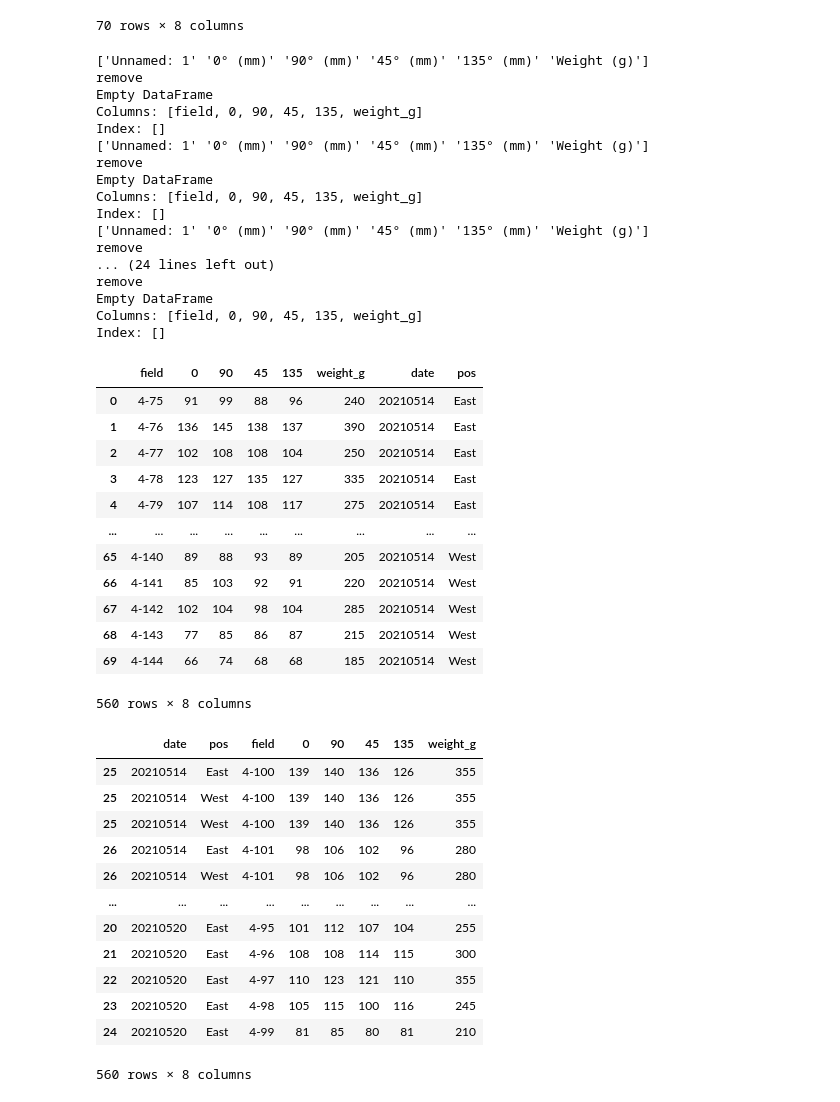
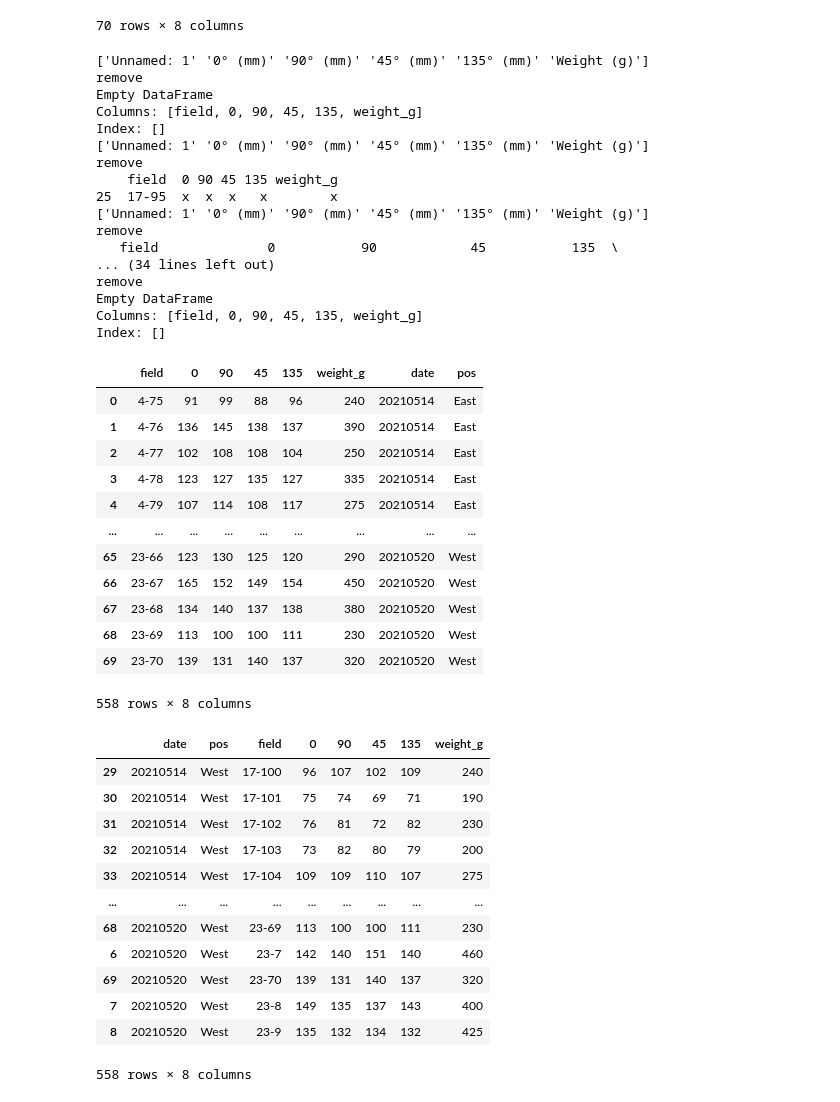
Before and after one commit to UTokyo-FieldPhenomics-Lab/UAVbroccoli, a Jupyter notebook: 03_data_ana/01_read_field21.ipynb, the cells around one changed output. Drawn from its saved outputs; the diff is of its cells as text; code cells hidden in the pictures.

```diff
--- a/03_data_ana/01_read_field21.ipynb
+++ b/03_data_ana/01_read_field21.ipynb
@@ -22,8 +23,15 @@ import re
 3. Destructive -> field measure weight (very regular)
 
 uav date: "210512", "210514", "210515", "210519", "210520", "210526
+# %%
+user = platform.node()
+
+if user == "DESKTOP-3J8SGRC":
+    root = r"Y:\hwang_Pro\data\2021_tanashi_broccoli\03_field_measurement"
+elif user == "NERV":
+    root = "./input/field_21"
 # %%
-excel = {"root": r"Y:\hwang_Pro\data\2021_tanashi_broccoli\03_field_measurement",
+excel = {"root": root,
          "drop": ["x", "X", "根",""],
          "link": {
              "name":"ID Map.xlsx",
@@ -120,7 +128,7 @@ excel = {"root": r"Y:\hwang_Pro\data\2021_tanashi_broccoli\03_field_measurement"
                  {"name": "20210520-E(No.4)",
                   "st_row": 1,
                   "usecol": "B:G"},
-                 {"name": "20210514-W(No.4)",
+                 {"name": "20210520-W(No.4)",
                   "st_row": 1,
                   "usecol": "B:G"},
              ]
@@ -427,63 +435,62 @@ for i, sheet_d in enumerate(excel["des"]["sheet"]):
     sheet_name = sheet_d["name"]
     date, pos, _ = re.split(f"\-|\(", sheet_name)
 
-
-    des = read_sheet("des", 0, endrow=False)
+    des = read_sheet("des", i, endrow=False)
     des = clean_data(des, {"Unnamed: 1": "field", "0° (mm)":0, "90° (mm)":90, "45° (mm)":45, "135° (mm)":135, "Weight (g)": "weight_g"},
                      find_col=0,
                      dtype_dict={"field":str, 0:int, 90:int, 45:int, 135:int, "weight_g":float},
                      insert_col={"date": date, "pos": pos_dict[pos]})
 
     des_list.append(des)
 
 des = pd.concat(des_list)
 des
 # %% [output]
 ['Unnamed: 1' '0° (mm)' '90° (mm)' '45° (mm)' '135° (mm)' 'Weight (g)']
 remove
 Empty DataFrame
 Columns: [field, 0, 90, 45, 135, weight_g]
 Index: []
 ['Unnamed: 1' '0° (mm)' '90° (mm)' '45° (mm)' '135° (mm)' 'Weight (g)']
 remove
-Empty DataFrame
-Columns: [field, 0, 90, 45, 135, weight_g]
-Index: []
+    field  0 90 45 135 weight_g
+25  17-95  x  x  x   x        x
 ['Unnamed: 1' '0° (mm)' '90° (mm)' '45° (mm)' '135° (mm)' 'Weight (g)']
 remove
-... (24 lines left out)
+   field              0           90            45           135  \
+... (34 lines left out)
 remove
 Empty DataFrame
 Columns: [field, 0, 90, 45, 135, weight_g]
 Index: []
 |  | field | 0 | 90 | 45 | 135 | weight_g | date | pos |
 | 0 | 4-75 | 91 | 99 | 88 | 96 | 240 | 20210514 | East |
 | 1 | 4-76 | 136 | 145 | 138 | 137 | 390 | 20210514 | East |
 | 2 | 4-77 | 102 | 108 | 108 | 104 | 250 | 20210514 | East |
 | 3 | 4-78 | 123 | 127 | 135 | 127 | 335 | 20210514 | East |
 | 4 | 4-79 | 107 | 114 | 108 | 117 | 275 | 20210514 | East |
 | ... | ... | ... | ... | ... | ... | ... | ... | ... |
-| 65 | 4-140 | 89 | 88 | 93 | 89 | 205 | 20210514 | West |
-| 66 | 4-141 | 85 | 103 | 92 | 91 | 220 | 20210514 | West |
-| 67 | 4-142 | 102 | 104 | 98 | 104 | 285 | 20210514 | West |
-| 68 | 4-143 | 77 | 85 | 86 | 87 | 215 | 20210514 | West |
-| 69 | 4-144 | 66 | 74 | 68 | 68 | 185 | 20210514 | West |
+| 65 | 23-66 | 123 | 130 | 125 | 120 | 290 | 20210520 | West |
+| 66 | 23-67 | 165 | 152 | 149 | 154 | 450 | 20210520 | West |
+| 67 | 23-68 | 134 | 140 | 137 | 138 | 380 | 20210520 | West |
+| 68 | 23-69 | 113 | 100 | 100 | 111 | 230 | 20210520 | West |
+| 69 | 23-70 | 139 | 131 | 140 | 137 | 320 | 20210520 | West |
-560 rows × 8 columns
+558 rows × 8 columns
 # %%
 des = des[["date", "pos", "field", 0, 90, 45, 135, "weight_g"]]
 des = des.sort_values(by=['date', 'field'])
 des
 # %% [output]
 |  | date | pos | field | 0 | 90 | 45 | 135 | weight_g |
-| 25 | 20210514 | East | 4-100 | 139 | 140 | 136 | 126 | 355 |
-| 25 | 20210514 | West | 4-100 | 139 | 140 | 136 | 126 | 355 |
-| 25 | 20210514 | West | 4-100 | 139 | 140 | 136 | 126 | 355 |
-| 26 | 20210514 | East | 4-101 | 98 | 106 | 102 | 96 | 280 |
-| 26 | 20210514 | West | 4-101 | 98 | 106 | 102 | 96 | 280 |
+| 29 | 20210514 | West | 17-100 | 96 | 107 | 102 | 109 | 240 |
+| 30 | 20210514 | West | 17-101 | 75 | 74 | 69 | 71 | 190 |
+| 31 | 20210514 | West | 17-102 | 76 | 81 | 72 | 82 | 230 |
+| 32 | 20210514 | West | 17-103 | 73 | 82 | 80 | 79 | 200 |
+| 33 | 20210514 | West | 17-104 | 109 | 109 | 110 | 107 | 275 |
 | ... | ... | ... | ... | ... | ... | ... | ... | ... |
-| 20 | 20210520 | East | 4-95 | 101 | 112 | 107 | 104 | 255 |
-| 21 | 20210520 | East | 4-96 | 108 | 108 | 114 | 115 | 300 |
-| 22 | 20210520 | East | 4-97 | 110 | 123 | 121 | 110 | 355 |
-| 23 | 20210520 | East | 4-98 | 105 | 115 | 100 | 116 | 245 |
-| 24 | 20210520 | East | 4-99 | 81 | 85 | 80 | 81 | 210 |
+| 68 | 20210520 | West | 23-69 | 113 | 100 | 100 | 111 | 230 |
+| 6 | 20210520 | West | 23-7 | 142 | 140 | 151 | 140 | 460 |
+| 69 | 20210520 | West | 23-70 | 139 | 131 | 140 | 137 | 320 |
+| 7 | 20210520 | West | 23-8 | 149 | 135 | 137 | 143 | 400 |
+| 8 | 20210520 | West | 23-9 | 135 | 132 | 134 | 132 | 425 |
-560 rows × 8 columns
+558 rows × 8 columns
```
Also changed, not shown: parts of 2 cells of this notebook, 14 other files.
